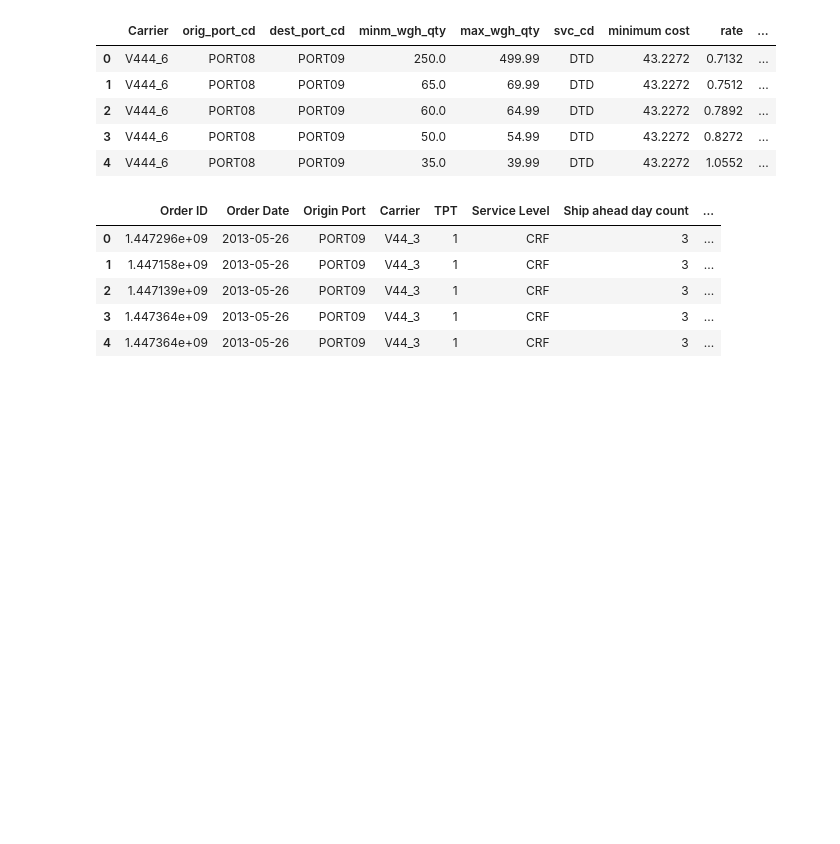
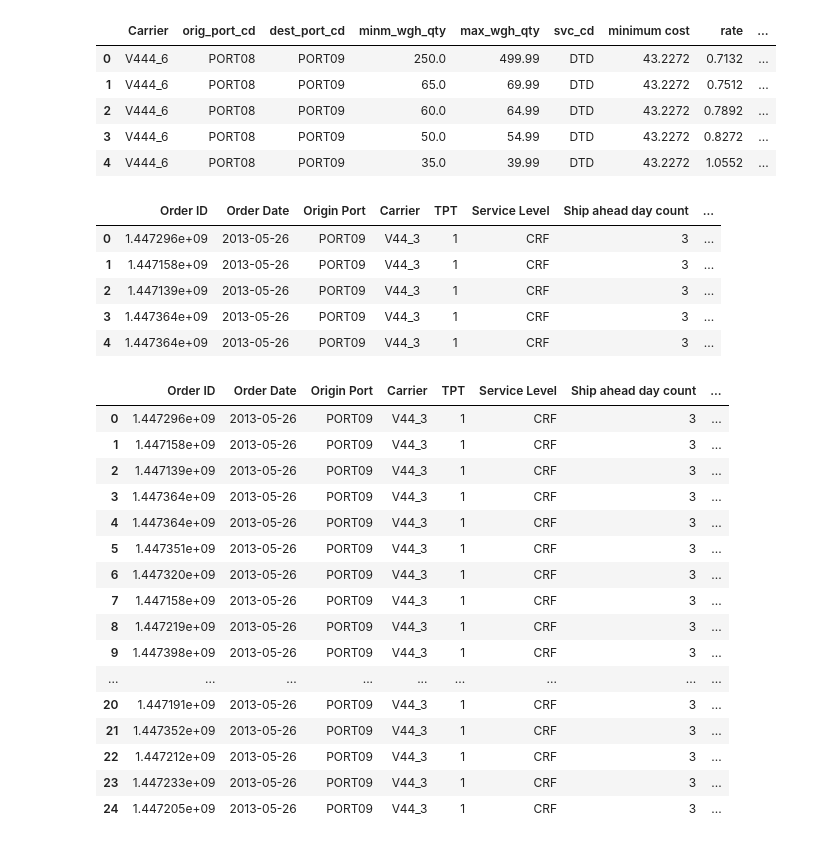
Before and after one commit to bravo-joe/supply-chain-optimization, a Jupyter notebook: notebooks/prototype_notebook.ipynb, the cells around one changed output. Cells and saved outputs as stored; diff of their text form; code cells hidden in the pictures; blank space fills up the shorter version.

```diff
--- a/notebooks/prototype_notebook.ipynb
+++ b/notebooks/prototype_notebook.ipynb
@@ -197,0 +201,20 @@ order_list.head()
+# %%
+order_list.head(25)
+# %% [output]
+|  | Order ID | Order Date | Origin Port | Carrier | TPT | Service Level | Ship ahead day count | ... |
+| 0 | 1.447296e+09 | 2013-05-26 | PORT09 | V44_3 | 1 | CRF | 3 | ... |
+| 1 | 1.447158e+09 | 2013-05-26 | PORT09 | V44_3 | 1 | CRF | 3 | ... |
+| 2 | 1.447139e+09 | 2013-05-26 | PORT09 | V44_3 | 1 | CRF | 3 | ... |
+| 3 | 1.447364e+09 | 2013-05-26 | PORT09 | V44_3 | 1 | CRF | 3 | ... |
+| 4 | 1.447364e+09 | 2013-05-26 | PORT09 | V44_3 | 1 | CRF | 3 | ... |
+| 5 | 1.447351e+09 | 2013-05-26 | PORT09 | V44_3 | 1 | CRF | 3 | ... |
+| 6 | 1.447320e+09 | 2013-05-26 | PORT09 | V44_3 | 1 | CRF | 3 | ... |
+| 7 | 1.447158e+09 | 2013-05-26 | PORT09 | V44_3 | 1 | CRF | 3 | ... |
+| 8 | 1.447219e+09 | 2013-05-26 | PORT09 | V44_3 | 1 | CRF | 3 | ... |
+| 9 | 1.447398e+09 | 2013-05-26 | PORT09 | V44_3 | 1 | CRF | 3 | ... |
+| ... | ... | ... | ... | ... | ... | ... | ... | ... |
+| 20 | 1.447191e+09 | 2013-05-26 | PORT09 | V44_3 | 1 | CRF | 3 | ... |
+| 21 | 1.447352e+09 | 2013-05-26 | PORT09 | V44_3 | 1 | CRF | 3 | ... |
+| 22 | 1.447212e+09 | 2013-05-26 | PORT09 | V44_3 | 1 | CRF | 3 | ... |
+| 23 | 1.447233e+09 | 2013-05-26 | PORT09 | V44_3 | 1 | CRF | 3 | ... |
+| 24 | 1.447205e+09 | 2013-05-26 | PORT09 | V44_3 | 1 | CRF | 3 | ... |
```
Also changed, not shown: parts of 24 cells of this notebook, 1 other file.
